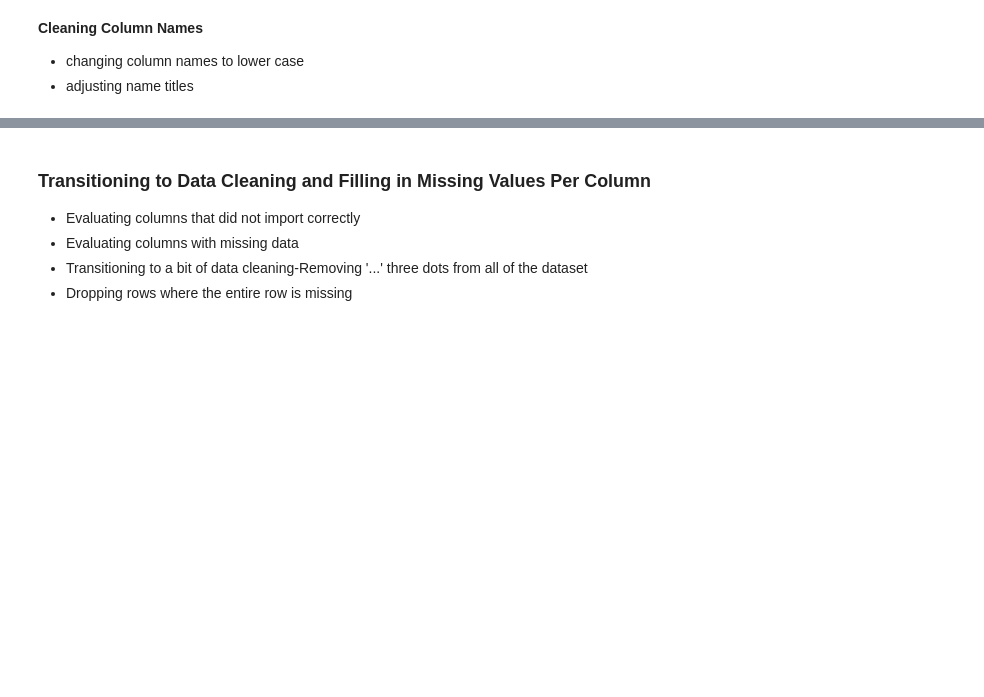
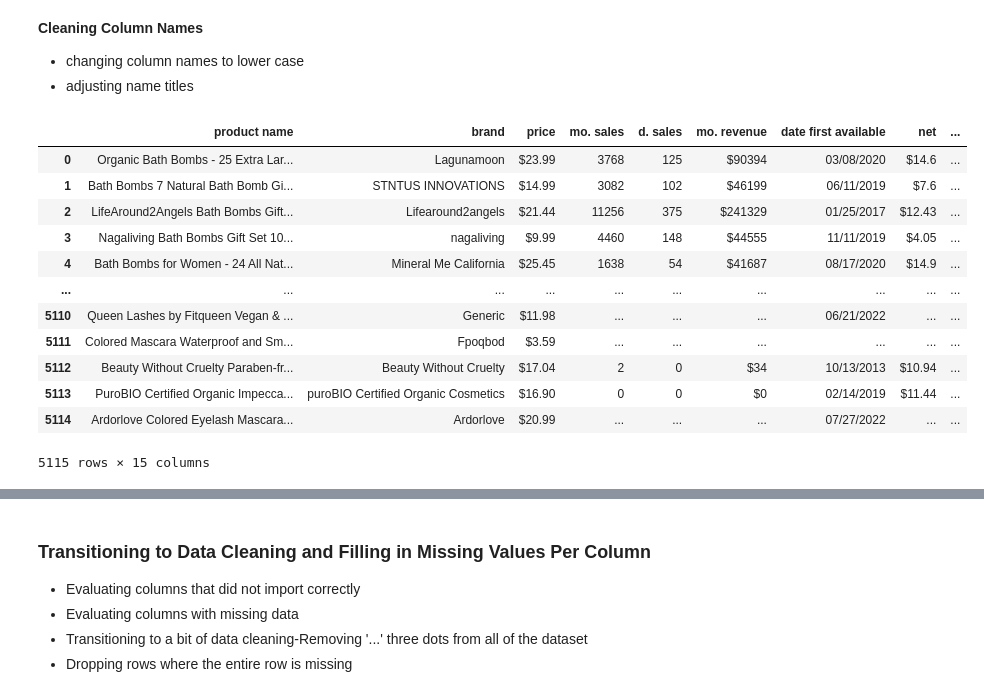
Before and after one commit to Alexandria-Ransom/Amazon_Keywords, a Jupyter notebook: keywords_ecom.ipynb, the cells around one changed output, grey strips where cells are left out. Drawn from its saved outputs; the diff is of its cells as text; code cells hidden in the pictures; blank space fills up the shorter version.

```diff
--- a/keywords_ecom.ipynb
+++ b/keywords_ecom.ipynb
@@ -119,9 +119,20 @@ df
 # %%
  df.columns = df.columns.str.lower() #changing column names to lower case
  df
-
- def lower():
-     return df.columns.str.lower()
+# %% [output]
+|  | product name | brand | price | mo. sales | d. sales | mo. revenue | date first available | net | ... |
+| 0 | Organic Bath Bombs - 25 Extra Lar... | Lagunamoon | $23.99 | 3768 | 125 | $90394 | 03/08/2020 | $14.6 | ... |
+| 1 | Bath Bombs 7 Natural Bath Bomb Gi... | STNTUS INNOVATIONS | $14.99 | 3082 | 102 | $46199 | 06/11/2019 | $7.6 | ... |
+| 2 | LifeAround2Angels Bath Bombs Gift... | Lifearound2angels | $21.44 | 11256 | 375 | $241329 | 01/25/2017 | $12.43 | ... |
+| 3 | Nagaliving Bath Bombs Gift Set 10... | nagaliving | $9.99 | 4460 | 148 | $44555 | 11/11/2019 | $4.05 | ... |
+| 4 | Bath Bombs for Women - 24 All Nat... | Mineral Me California | $25.45 | 1638 | 54 | $41687 | 08/17/2020 | $14.9 | ... |
+| ... | ... | ... | ... | ... | ... | ... | ... | ... | ... |
+| 5110 | Queen Lashes by Fitqueen Vegan & ... | Generic | $11.98 | ... | ... | ... | 06/21/2022 | ... | ... |
+| 5111 | Colored Mascara Waterproof and Sm... | Fpoqbod | $3.59 | ... | ... | ... | ... | ... | ... |
+| 5112 | Beauty Without Cruelty Paraben-fr... | Beauty Without Cruelty | $17.04 | 2 | 0 | $34 | 10/13/2013 | $10.94 | ... |
+| 5113 | PuroBIO Certified Organic Impecca... | puroBIO Certified Organic Cosmetics | $16.90 | 0 | 0 | $0 | 02/14/2019 | $11.44 | ... |
+| 5114 | Ardorlove Colored Eyelash Mascara... | Ardorlove | $20.99 | ... | ... | ... | 07/27/2022 | ... | ... |
+5115 rows × 15 columns
 # %%
 #renaming column names and removing spaces from column names
 
```
Also changed, not shown: parts of 3 cells of this notebook.
